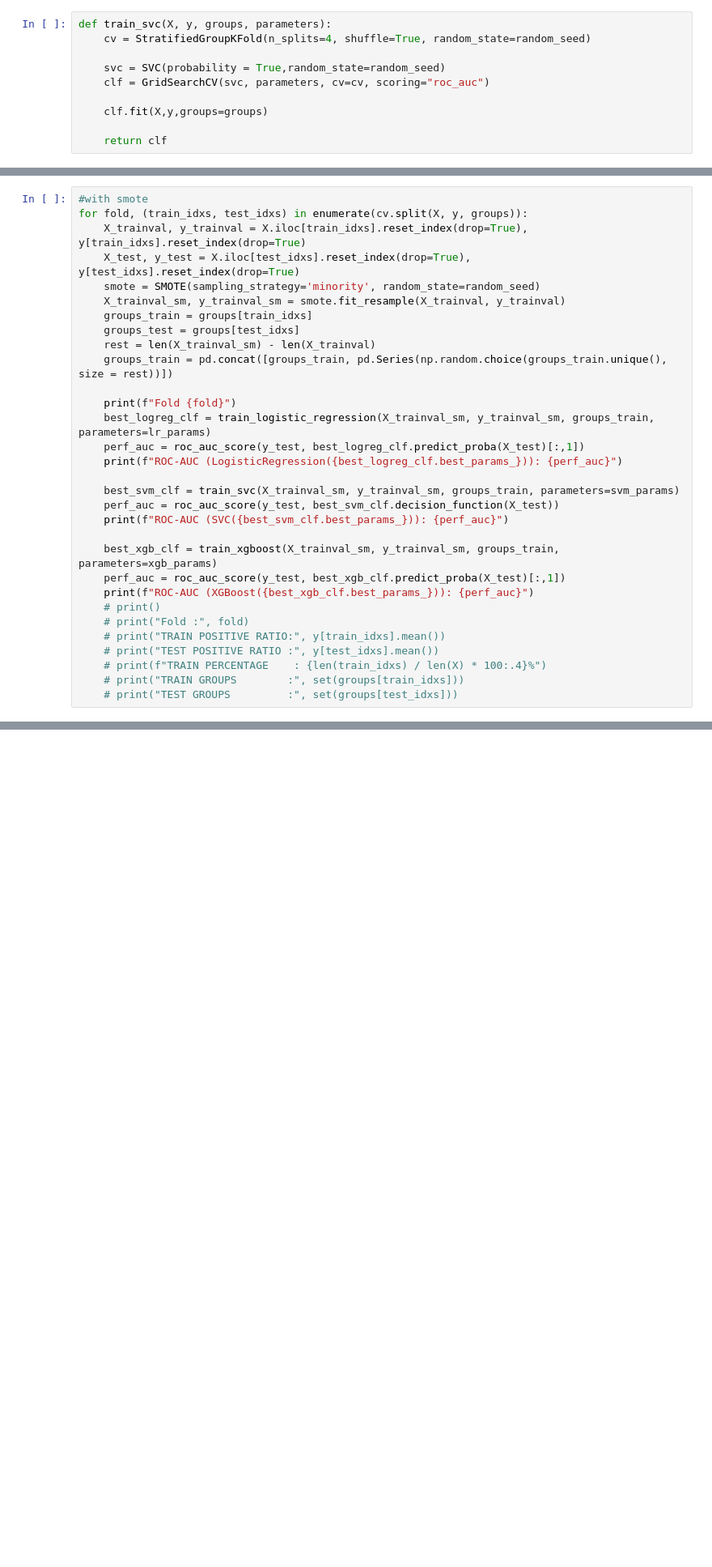
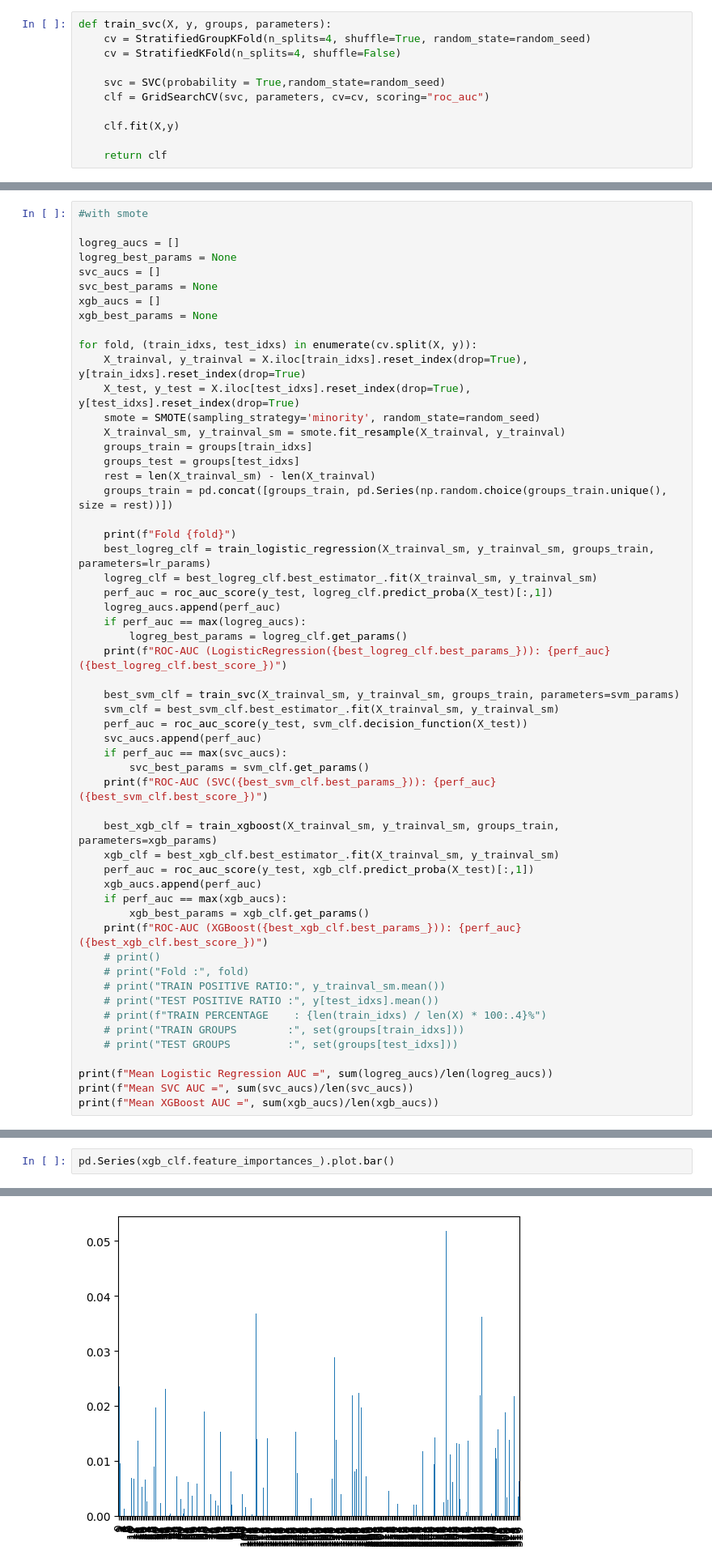
Before and after one commit to SinglePaper/BCI-Mind-Wandering, a Jupyter notebook: 2. Model training.ipynb, the cells around one changed output, grey strips where cells are left out. Shown at 81% size. Saved outputs shown, nothing was run; the diff lists cells and outputs as text; blank space fills up the shorter version.

```diff
--- a/2. Model training.ipynb
+++ b/2. Model training.ipynb
@@ -88,11 +84,12 @@ def train_logistic_regression(X, y, groups, parameters):
 # %%
 def train_svc(X, y, groups, parameters):
     cv = StratifiedGroupKFold(n_splits=4, shuffle=True, random_state=random_seed)
+    cv = StratifiedKFold(n_splits=4, shuffle=False)
 
     svc = SVC(probability = True,random_state=random_seed)
     clf = GridSearchCV(svc, parameters, cv=cv, scoring="roc_auc")
 
-    clf.fit(X,y,groups=groups)
+    clf.fit(X,y)
 
     return clf
 # %% [markdown]
@@ -198,6 +180,14 @@ Length: 12452, dtype: object
 # %%
 #with smote
-for fold, (train_idxs, test_idxs) in enumerate(cv.split(X, y, groups)):
+
+logreg_aucs = []
+logreg_best_params = None
+svc_aucs = []
+svc_best_params = None
+xgb_aucs = []
+xgb_best_params = None
+
+for fold, (train_idxs, test_idxs) in enumerate(cv.split(X, y)):
     X_trainval, y_trainval = X.iloc[train_idxs].reset_index(drop=True), y[train_idxs].reset_index(drop=True)
     X_test, y_test = X.iloc[test_idxs].reset_index(drop=True), y[test_idxs].reset_index(drop=True)
     smote = SMOTE(sampling_strategy='minority', random_state=random_seed)
@@ -209,22 +199,38 @@ for fold, (train_idxs, test_idxs) in enumerate(cv.split(X, y, groups)):
 
     print(f"Fold {fold}")
     best_logreg_clf = train_logistic_regression(X_trainval_sm, y_trainval_sm, groups_train, parameters=lr_params)
-    perf_auc = roc_auc_score(y_test, best_logreg_clf.predict_proba(X_test)[:,1])
-    print(f"ROC-AUC (LogisticRegression({best_logreg_clf.best_params_})): {perf_auc}")
+    logreg_clf = best_logreg_clf.best_estimator_.fit(X_trainval_sm, y_trainval_sm)
+    perf_auc = roc_auc_score(y_test, logreg_clf.predict_proba(X_test)[:,1])
+    logreg_aucs.append(perf_auc)
+    if perf_auc == max(logreg_aucs):
+        logreg_best_params = logreg_clf.get_params()
+    print(f"ROC-AUC (LogisticRegression({best_logreg_clf.best_params_})): {perf_auc} ({best_logreg_clf.best_score_})")
 
     best_svm_clf = train_svc(X_trainval_sm, y_trainval_sm, groups_train, parameters=svm_params)
-    perf_auc = roc_auc_score(y_test, best_svm_clf.decision_function(X_test))
-    print(f"ROC-AUC (SVC({best_svm_clf.best_params_})): {perf_auc}")
+    svm_clf = best_svm_clf.best_estimator_.fit(X_trainval_sm, y_trainval_sm)
+    perf_auc = roc_auc_score(y_test, svm_clf.decision_function(X_test))
+    svc_aucs.append(perf_auc)
+    if perf_auc == max(svc_aucs):
+        svc_best_params = svm_clf.get_params()
+    print(f"ROC-AUC (SVC({best_svm_clf.best_params_})): {perf_auc} ({best_svm_clf.best_score_})")
 
     best_xgb_clf = train_xgboost(X_trainval_sm, y_trainval_sm, groups_train, parameters=xgb_params)
-    perf_auc = roc_auc_score(y_test, best_xgb_clf.predict_proba(X_test)[:,1])
-    print(f"ROC-AUC (XGBoost({best_xgb_clf.best_params_})): {perf_auc}")
+    xgb_clf = best_xgb_clf.best_estimator_.fit(X_trainval_sm, y_trainval_sm)
+    perf_auc = roc_auc_score(y_test, xgb_clf.predict_proba(X_test)[:,1])
+    xgb_aucs.append(perf_auc)
+    if perf_auc == max(xgb_aucs):
+        xgb_best_params = xgb_clf.get_params()
+    print(f"ROC-AUC (XGBoost({best_xgb_clf.best_params_})): {perf_auc}  ({best_xgb_clf.best_score_})")
     # print()
     # print("Fold :", fold)
-    # print("TRAIN POSITIVE RATIO:", y[train_idxs].mean())
+    # print("TRAIN POSITIVE RATIO:", y_trainval_sm.mean())
     # print("TEST POSITIVE RATIO :", y[test_idxs].mean())
     # print(f"TRAIN PERCENTAGE    : {len(train_idxs) / len(X) * 100:.4}%")
     # print("TRAIN GROUPS        :", set(groups[train_idxs]))
     # print("TEST GROUPS         :", set(groups[test_idxs]))
+
+print(f"Mean Logistic Regression AUC =", sum(logreg_aucs)/len(logreg_aucs))
+print(f"Mean SVC AUC =", sum(svc_aucs)/len(svc_aucs))
+print(f"Mean XGBoost AUC =", sum(xgb_aucs)/len(xgb_aucs))
 # %% [output]
 Fold 0
@@ -235,0 +286,3 @@ ROC-AUC (LogisticRegression({'C': 1, 'class_weight': 'balanced', 'max_iter': 750
+# %%
+pd.Series(xgb_clf.feature_importances_).plot.bar()
+# %% [output]
@@ -235,0 +290 @@ ROC-AUC (LogisticRegression({'C': 1, 'class_weight': 'balanced', 'max_iter': 750
+[figure, added]
```
Also changed, not shown: parts of 12 cells of this notebook.
